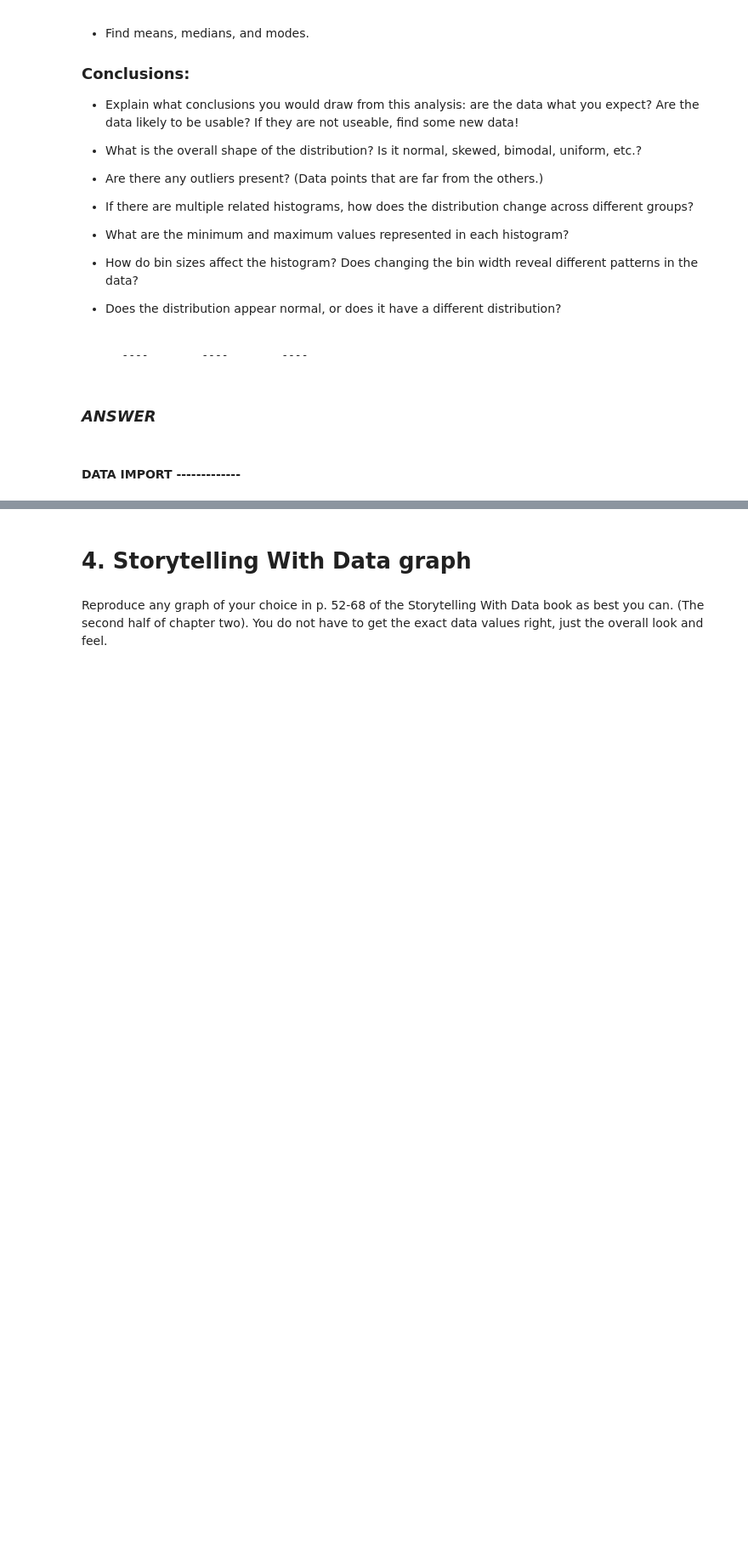
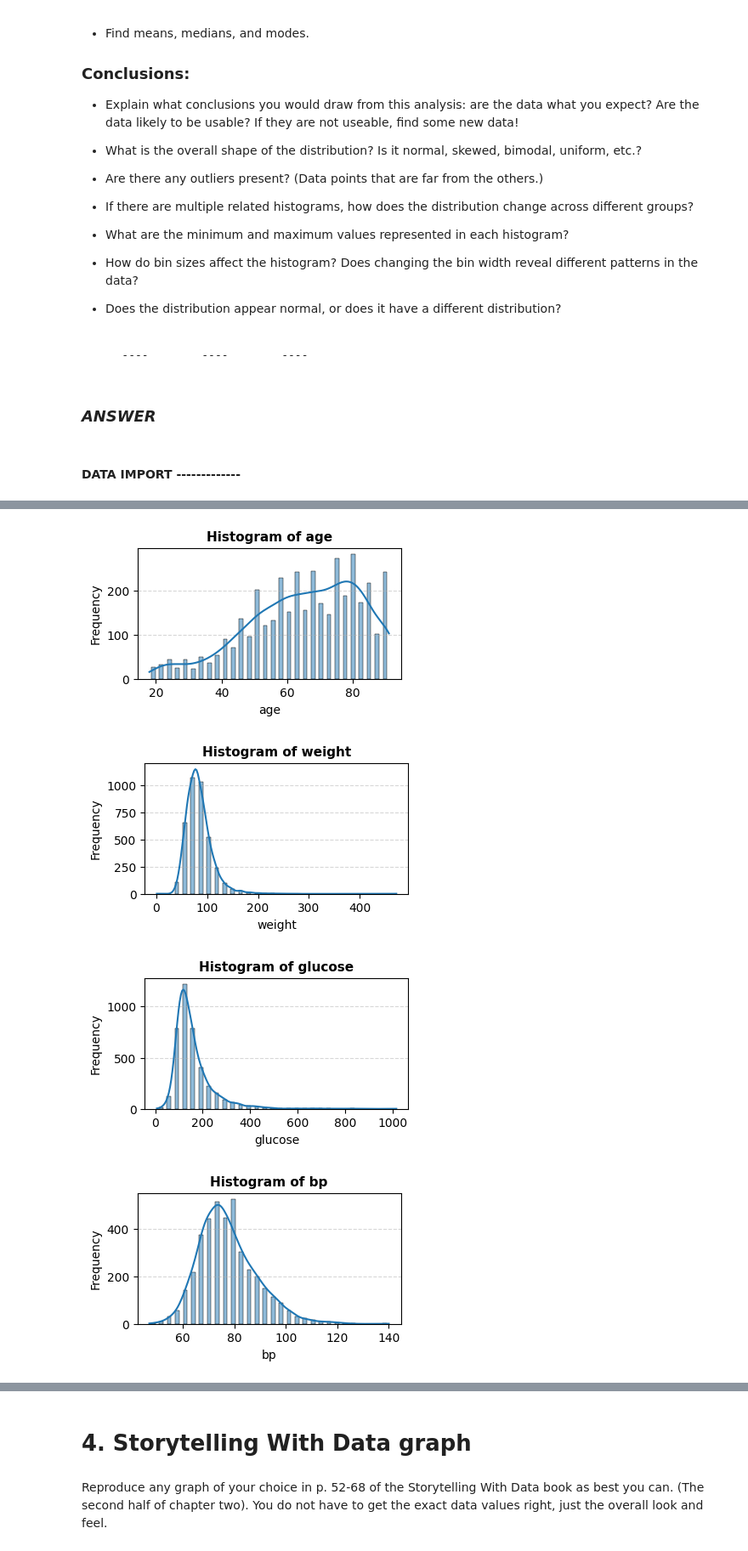
Before and after one commit to raffwh/BU_OMDS_SU25_DX699B, a Jupyter notebook: Week4.ipynb, the cells around one changed output, grey strips where cells are left out. Shown at 85% size. Saved outputs shown, nothing was run; the diff lists cells and outputs as text; code cells hidden in the pictures; blank space fills up the shorter version.

```diff
--- a/Week4.ipynb
+++ b/Week4.ipynb
@@ -143,0 +244,7 @@ plt.show()
+# %%
+step2_numerics(df1, ['age', 'weight', 'glucose', 'bp', 'rbc'])
+# %% [output]
+[figure, added]
+[figure, added]
+[figure, added]
+[figure, added]
```
Also changed, not shown: parts of 24 cells of this notebook, 1 other file.
